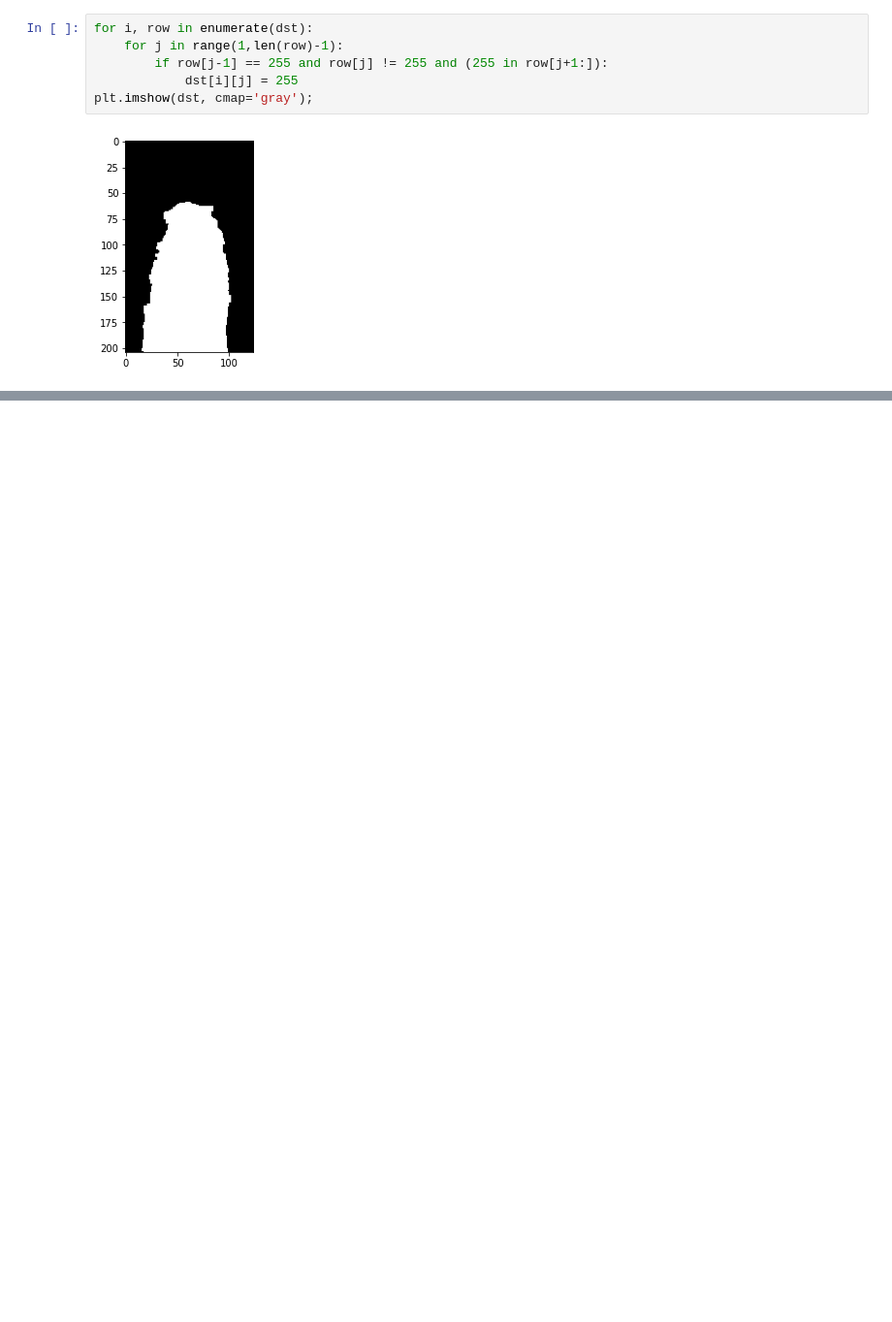
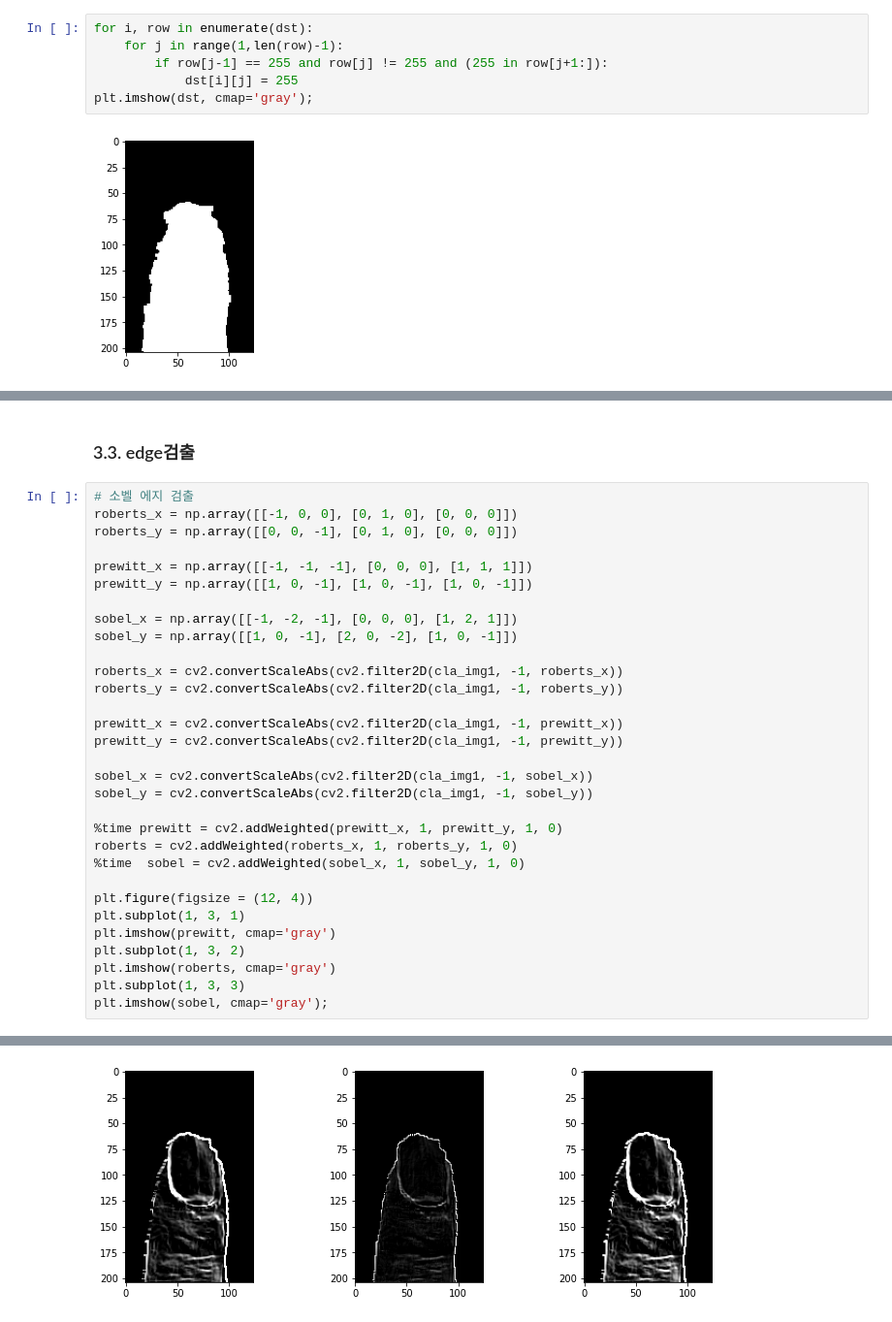
Before and after one commit to berrymix13/Multi_FinalProject, a Jupyter notebook: NailModel/Mediapipe를_활용한_손톱검출.ipynb, the cells around one changed output, grey strips where cells are left out. Shown at 97% size. Saved outputs shown, nothing was run; the diff lists cells and outputs as text; blank space fills up the shorter version.

```diff
--- a/NailModel/Mediapipe를_활용한_손톱검출.ipynb
+++ b/NailModel/Mediapipe를_활용한_손톱검출.ipynb
@@ -306,0 +298,34 @@ plt.imshow(dst, cmap='gray');
+# %% [markdown]
+### 3.3. edge검출
+# %%
+# 소벨 에지 검출
+roberts_x = np.array([[-1, 0, 0], [0, 1, 0], [0, 0, 0]])
+roberts_y = np.array([[0, 0, -1], [0, 1, 0], [0, 0, 0]])
+
+prewitt_x = np.array([[-1, -1, -1], [0, 0, 0], [1, 1, 1]])
+prewitt_y = np.array([[1, 0, -1], [1, 0, -1], [1, 0, -1]])
+
+sobel_x = np.array([[-1, -2, -1], [0, 0, 0], [1, 2, 1]])
+sobel_y = np.array([[1, 0, -1], [2, 0, -2], [1, 0, -1]])
+
+roberts_x = cv2.convertScaleAbs(cv2.filter2D(cla_img1, -1, roberts_x))
+roberts_y = cv2.convertScaleAbs(cv2.filter2D(cla_img1, -1, roberts_y))
+
+prewitt_x = cv2.convertScaleAbs(cv2.filter2D(cla_img1, -1, prewitt_x))
+prewitt_y = cv2.convertScaleAbs(cv2.filter2D(cla_img1, -1, prewitt_y))
+
+sobel_x = cv2.convertScaleAbs(cv2.filter2D(cla_img1, -1, sobel_x))
+sobel_y = cv2.convertScaleAbs(cv2.filter2D(cla_img1, -1, sobel_y))
+
+%time prewitt = cv2.addWeighted(prewitt_x, 1, prewitt_y, 1, 0)
+roberts = cv2.addWeighted(roberts_x, 1, roberts_y, 1, 0)
+%time  sobel = cv2.addWeighted(sobel_x, 1, sobel_y, 1, 0)
+
+plt.figure(figsize = (12, 4))
+plt.subplot(1, 3, 1)
+plt.imshow(prewitt, cmap='gray')
+plt.subplot(1, 3, 2)
+plt.imshow(roberts, cmap='gray')
+plt.subplot(1, 3, 3)
+plt.imshow(sobel, cmap='gray');
+# %% [output]
@@ -306,0 +336 @@ plt.imshow(dst, cmap='gray');
+[figure, added]
```
Also changed, not shown: parts of 30 cells of this notebook.
